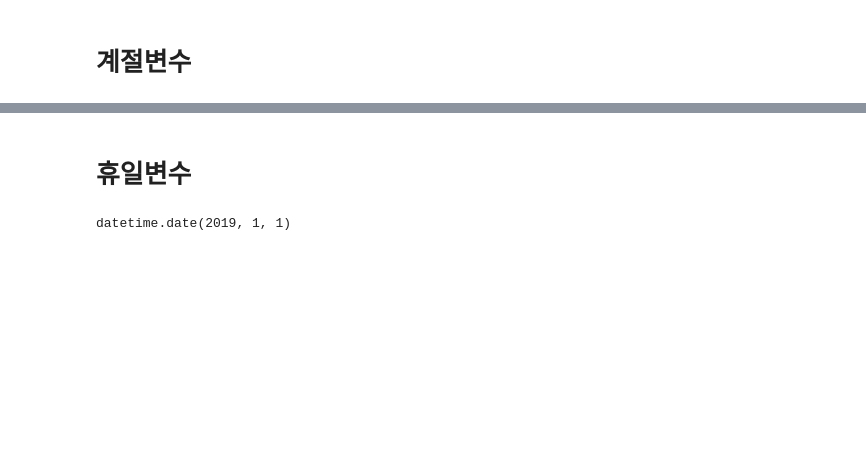
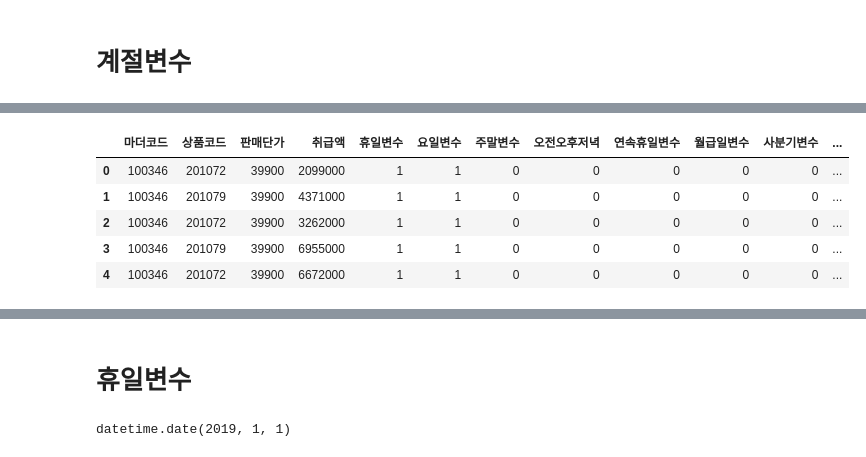
Before and after one commit to dnfl5345/NHshopContest_PNU, a Jupyter notebook: make_holiday.ipynb, the cells around one changed output, grey strips where cells are left out. Cells and saved outputs as stored; diff of their text form; code cells hidden in the pictures; blank space fills up the shorter version.

```diff
--- a/make_holiday.ipynb
+++ b/make_holiday.ipynb
@@ -94,7 +94,7 @@ data['방송일시'].dt.date.isin(holiday_2019.date).head()
 4    True
 Name: 방송일시, dtype: bool
 # %%
-data['휴일변수'] = data['방송일시'].dt.weekday.isin([5,6]).values | (data['방송일시'].dt.date.isin(holiday_2019.date))
+data['휴일변수'] = data['방송일시'].dt.weekday.isin([5,6]).values | (data['방송일시'].dt.date.isin(holiday_2019.date)).astype(int)
 # %% [markdown]
 # 요일변수
 # %% [markdown]
@@ -243,0 +246,2 @@ data.head()
+# %%
+da = data.drop(['노출(분)','상품명','상품군','방송일시'], axis=1)
@@ -243,0 +250,9 @@ data.head()
+# %%
+da.astype(int).head()
+# %% [output]
+|  | 마더코드 | 상품코드 | 판매단가 | 취급액 | 휴일변수 | 요일변수 | 주말변수 | 오전오후저녁 | 연속휴일변수 | 월급일변수 | 사분기변수 | ... |
+| 0 | 100346 | 201072 | 39900 | 2099000 | 1 | 1 | 0 | 0 | 0 | 0 | 0 | ... |
+| 1 | 100346 | 201079 | 39900 | 4371000 | 1 | 1 | 0 | 0 | 0 | 0 | 0 | ... |
+| 2 | 100346 | 201072 | 39900 | 3262000 | 1 | 1 | 0 | 0 | 0 | 0 | 0 | ... |
+| 3 | 100346 | 201079 | 39900 | 6955000 | 1 | 1 | 0 | 0 | 0 | 0 | 0 | ... |
+| 4 | 100346 | 201072 | 39900 | 6672000 | 1 | 1 | 0 | 0 | 0 | 0 | 0 | ... |
```
Also changed, not shown: parts of 8 cells of this notebook.
